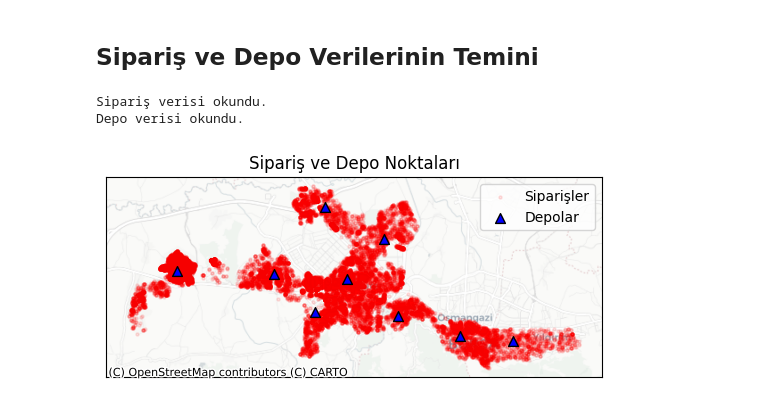
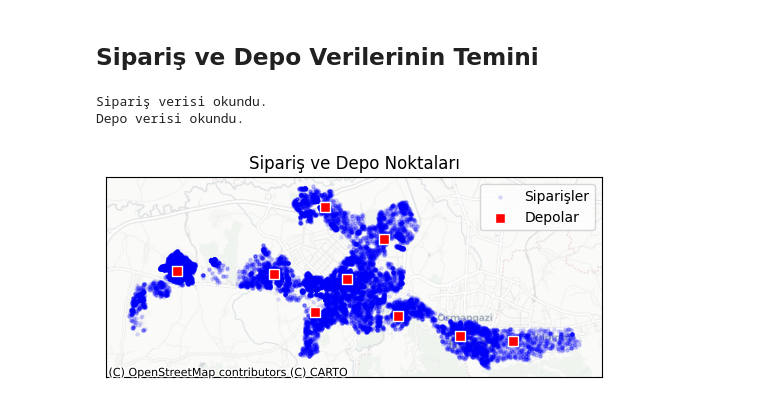
Before and after one commit to mertturunc/purple-case, a Jupyter notebook: notebooks/orders_service_area.ipynb, the cells around one changed output. Saved outputs shown, nothing was run; the diff lists cells and outputs as text; code cells hidden in the pictures.

```diff
--- a/notebooks/orders_service_area.ipynb
+++ b/notebooks/orders_service_area.ipynb
@@ -369,33 +373,33 @@ def find_coords(df):
     except KeyError:
         raise KeyError(f"{df} verisinde 'longitude' ve/veya 'latitude' kolonları bulunamadı.")
 
 siparis_df = load_data('../data/siparis.csv', 'Sipariş')
 warehouse_df = load_data('../data/warehouse.csv', 'Depo')
 
 if siparis_df is not None and warehouse_df is not None:
     s_long, s_lat = find_coords(siparis_df)
     w_long, w_lat = find_coords(warehouse_df)
 
     siparis_gdf = gpd.GeoDataFrame(siparis_df, geometry=gpd.points_from_xy(siparis_df[s_long], siparis_df[s_lat]), crs="EPSG:4326").to_crs(epsg=3857)
     warehouse_gdf = gpd.GeoDataFrame(warehouse_df, geometry=gpd.points_from_xy(warehouse_df[w_long], warehouse_df[w_lat]), crs="EPSG:4326").to_crs(epsg=3857)
 
-    ax = siparis_gdf.plot(markersize=5, color='red', label='Siparişler', alpha=0.1)
-    warehouse_gdf.plot(ax=ax, markersize=50, color='blue', marker='^', label='Depolar', edgecolor='k')
+    ax = siparis_gdf.plot(markersize=5, color='blue', label='Siparişler', alpha=0.1)
+    warehouse_gdf.plot(ax=ax, markersize=50, color='red', marker='s', label='Depolar', edgecolor='white', linewidth=1)
     ctx.add_basemap(ax, source=ctx.providers.CartoDB.Positron)
     # 3857 projeksiyonu için eksen etiketlerini kaldır
     ax.set_xticks([])
     ax.set_yticks([])
     ax.set_xlabel('')
     ax.set_ylabel('')
     plt.legend()
     plt.title('Sipariş ve Depo Noktaları')
     plt.savefig(plot_dir + '/' + areaname + '_orders_warehouses.png')
     plt.show()
 else:
     print('veri okunamadı')
     siparis_gdf = None
     warehouse_gdf = None
 # %% [output]
 Sipariş verisi okundu.
 Depo verisi okundu.
-[figure, old version]
+[figure, new version]
```
Also changed, not shown: parts of 6 cells of this notebook, 1 other file.
